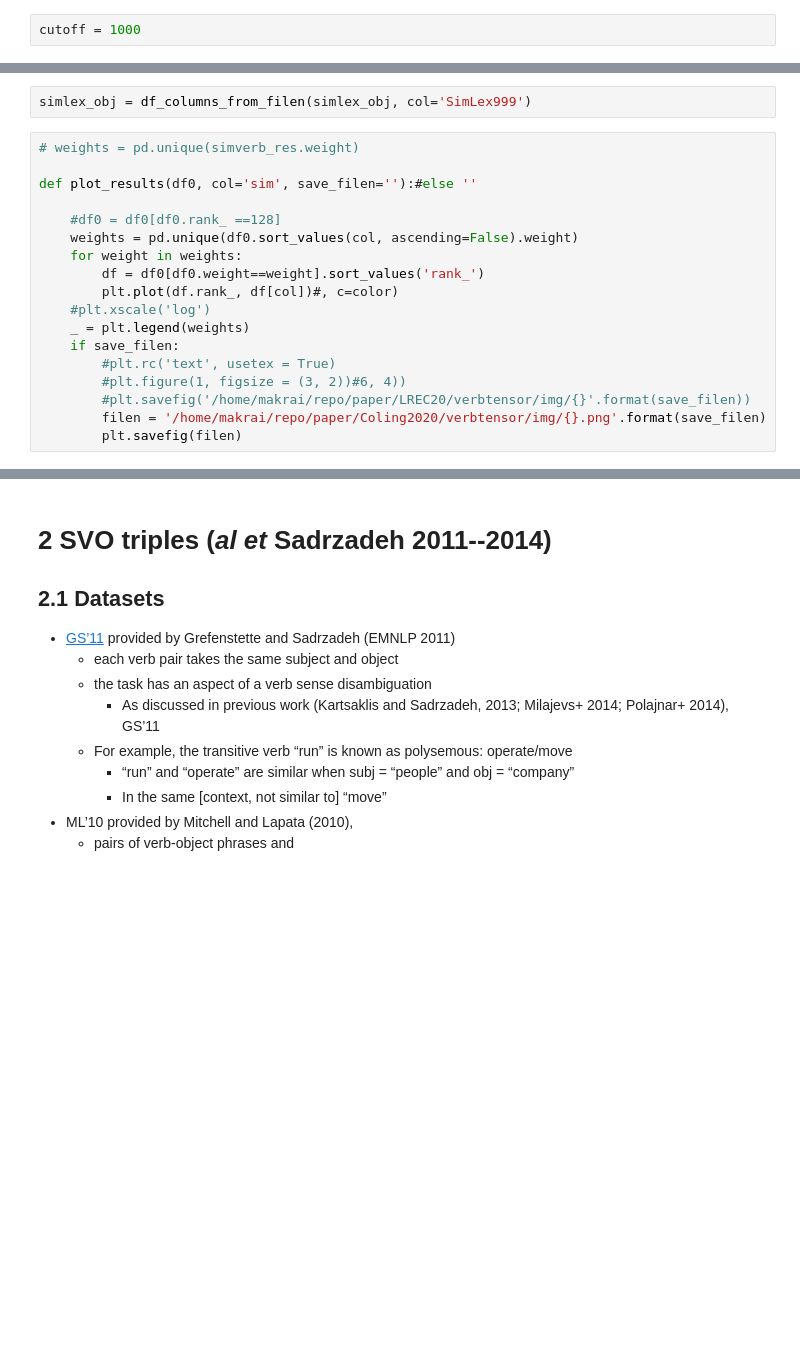
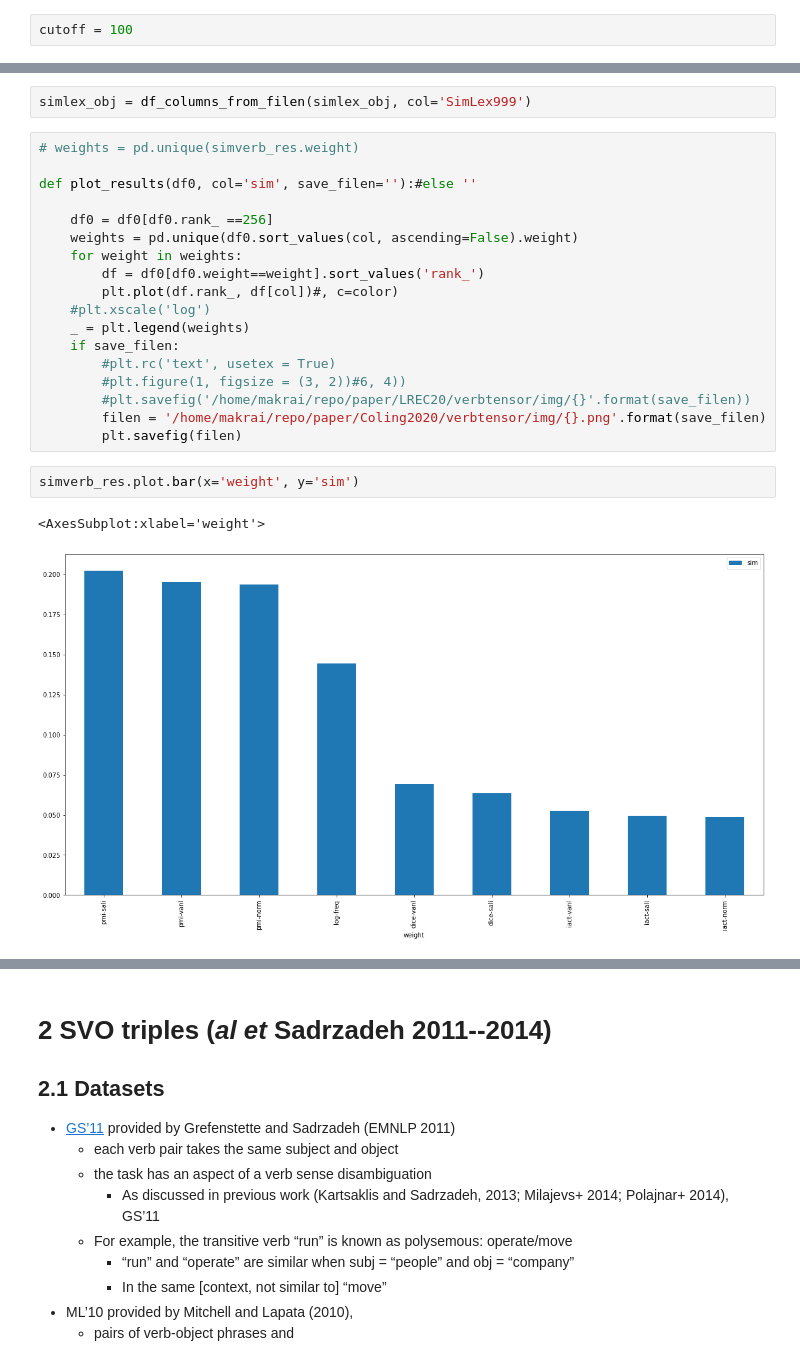
Before and after one commit to makrai/verb-tensor, a Jupyter notebook: eval.ipynb, the cells around one changed output, grey strips where cells are left out. Drawn from its saved outputs; the diff is of its cells as text; blank space fills up the shorter version.

```diff
--- a/eval.ipynb
+++ b/eval.ipynb
@@ -24,7 +24,7 @@ pylab.rcParams['figure.figsize'] = (20, 10)
 # %%
 #matplotlib.rcParams.update({'font.size': 14})
 # %%
-cutoff = 1000
+cutoff = 100
 # %% [markdown]
 # 1 One-mode similarity
 # %% [markdown]
@@ -193,7 +172,7 @@ simlex_obj = df_columns_from_filen(simlex_obj, col='SimLex999')
 
 def plot_results(df0, col='sim', save_filen=''):#else ''
 
-    #df0 = df0[df0.rank_ ==128]
+    df0 = df0[df0.rank_ ==256]
     weights = pd.unique(df0.sort_values(col, ascending=False).weight)
     for weight in weights:
         df = df0[df0.weight==weight].sort_values('rank_')
@@ -206,3 +185,8 @@ def plot_results(df0, col='sim', save_filen=''):#else ''
         #plt.savefig('/home/makrai/repo/paper/LREC20/verbtensor/img/{}'.format(save_filen))
         filen = '/home/makrai/repo/paper/Coling2020/verbtensor/img/{}.png'.format(save_filen)
         plt.savefig(filen)
+# %%
+simverb_res.plot.bar(x='weight', y='sim')
+# %% [output]
+<AxesSubplot:xlabel='weight'>
+[figure, added]
```
Also changed, not shown: parts of 14 cells of this notebook, 2 other files.
